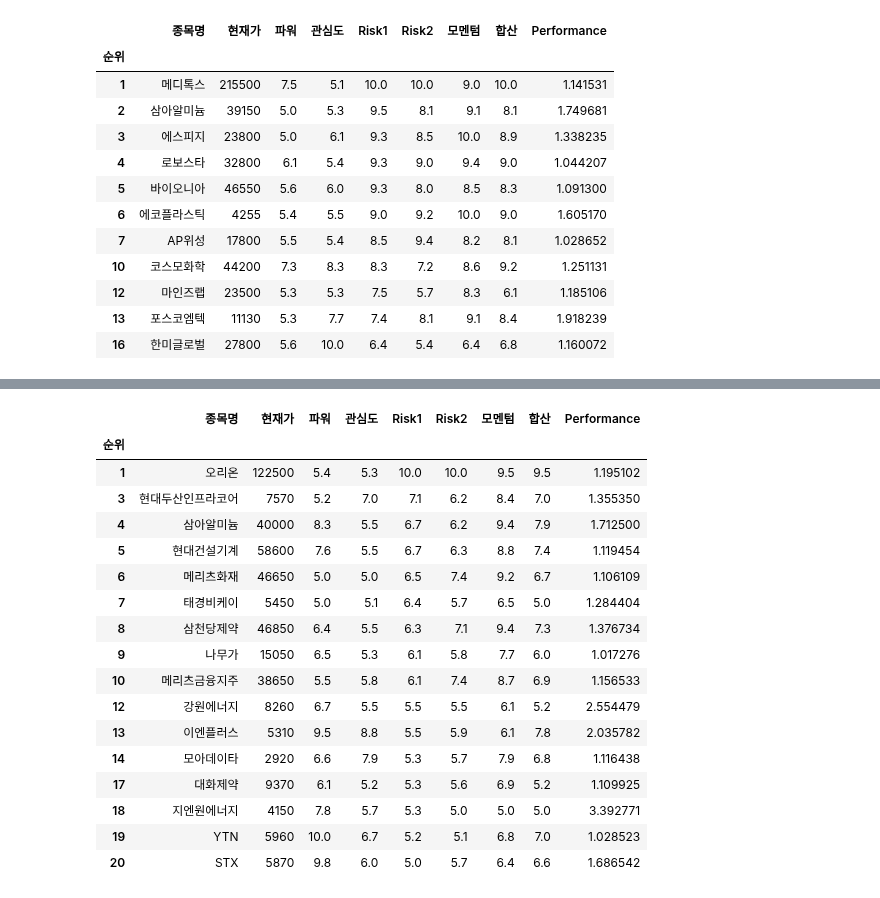
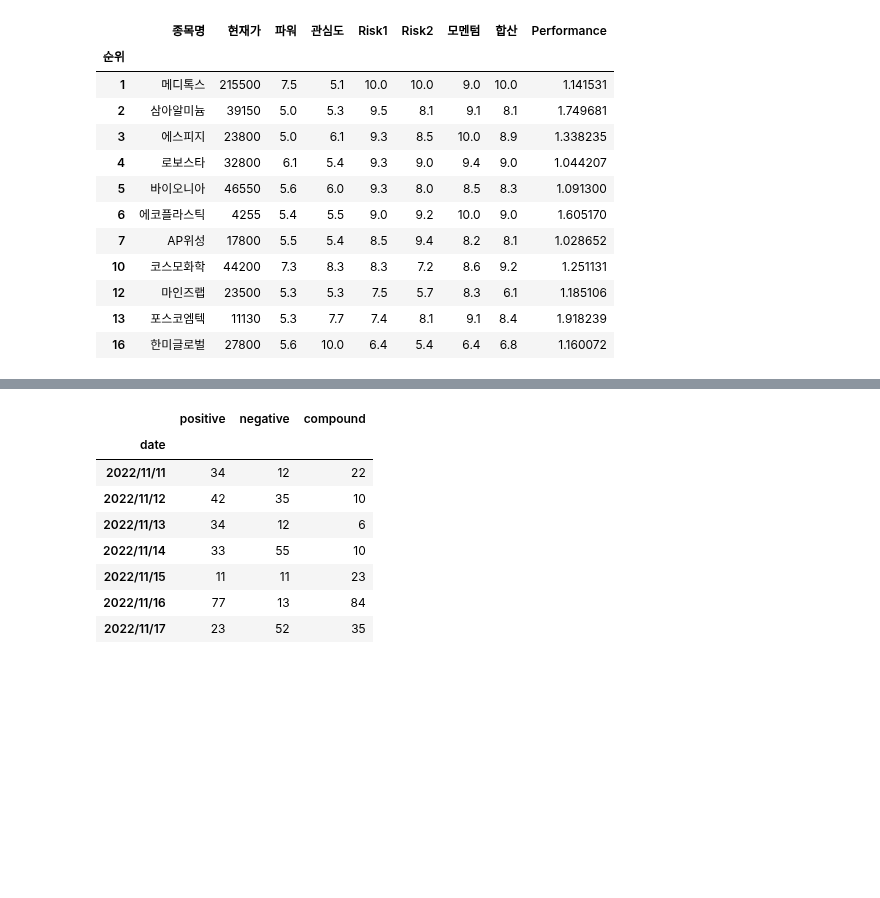
Before and after one commit to yeonghun00/stock-notes, a Jupyter notebook: useful/good_stocks.ipynb, the cells around one changed output, grey strips where cells are left out. Saved outputs shown, nothing was run; the diff lists cells and outputs as text; code cells hidden in the pictures; blank space fills up the shorter version.

```diff
--- a/useful/good_stocks.ipynb
+++ b/useful/good_stocks.ipynb
@@ -198,27 +236,3 @@ files.download('profit60_df.csv')
 # %% [output]
 [interactive output not drawn]
 [interactive output not drawn]
-# %%
-stocklist = StockList(period=250, increased=[.9, .99], traded=[.9, .99], pre_period=120)
-t = stocklist.result_df
-t = t[t['Performance'] > 1]
-t
-# %% [output]
-|  | 종목명 | 현재가 | 파워 | 관심도 | Risk1 | Risk2 | 모멘텀 | 합산 | Performance |
-| 순위 |  |  |  |  |  |  |  |  |  |
-| 1 | 오리온 | 122500 | 5.4 | 5.3 | 10.0 | 10.0 | 9.5 | 9.5 | 1.195102 |
-| 3 | 현대두산인프라코어 | 7570 | 5.2 | 7.0 | 7.1 | 6.2 | 8.4 | 7.0 | 1.355350 |
-| 4 | 삼아알미늄 | 40000 | 8.3 | 5.5 | 6.7 | 6.2 | 9.4 | 7.9 | 1.712500 |
-| 5 | 현대건설기계 | 58600 | 7.6 | 5.5 | 6.7 | 6.3 | 8.8 | 7.4 | 1.119454 |
-| 6 | 메리츠화재 | 46650 | 5.0 | 5.0 | 6.5 | 7.4 | 9.2 | 6.7 | 1.106109 |
-| 7 | 태경비케이 | 5450 | 5.0 | 5.1 | 6.4 | 5.7 | 6.5 | 5.0 | 1.284404 |
-| 8 | 삼천당제약 | 46850 | 6.4 | 5.5 | 6.3 | 7.1 | 9.4 | 7.3 | 1.376734 |
-| 9 | 나무가 | 15050 | 6.5 | 5.3 | 6.1 | 5.8 | 7.7 | 6.0 | 1.017276 |
-| 10 | 메리츠금융지주 | 38650 | 5.5 | 5.8 | 6.1 | 7.4 | 8.7 | 6.9 | 1.156533 |
-| 12 | 강원에너지 | 8260 | 6.7 | 5.5 | 5.5 | 5.5 | 6.1 | 5.2 | 2.554479 |
-| 13 | 이엔플러스 | 5310 | 9.5 | 8.8 | 5.5 | 5.9 | 6.1 | 7.8 | 2.035782 |
-| 14 | 모아데이타 | 2920 | 6.6 | 7.9 | 5.3 | 5.7 | 7.9 | 6.8 | 1.116438 |
-| 17 | 대화제약 | 9370 | 6.1 | 5.2 | 5.3 | 5.6 | 6.9 | 5.2 | 1.109925 |
-| 18 | 지엔원에너지 | 4150 | 7.8 | 5.7 | 5.3 | 5.0 | 5.0 | 5.0 | 3.392771 |
-| 19 | YTN | 5960 | 10.0 | 6.7 | 5.2 | 5.1 | 6.8 | 7.0 | 1.028523 |
-| 20 | STX | 5870 | 9.8 | 6.0 | 5.0 | 5.7 | 6.4 | 6.6 | 1.686542 |
@@ -225 +241,21 @@ t
+# %%
+import pandas as pd
+
+data = {'positive': [34, 42, 34, 33, 11, 77, 23],
+        'negative': [12, 35, 12, 55, 11, 13, 52],
+        'compound': [22, 10, 6, 10, 23, 84, 35]}
+
+df = pd.DataFrame(data, index=['2022/11/11', '2022/11/12', '2022/11/13', '2022/11/14', '2022/11/15', '2022/11/16', '2022/11/17'])
+df.index.name = 'date'
+df
+# %% [output]
+|  | positive | negative | compound |
+| date |  |  |  |
+| 2022/11/11 | 34 | 12 | 22 |
+| 2022/11/12 | 42 | 35 | 10 |
+| 2022/11/13 | 34 | 12 | 6 |
+| 2022/11/14 | 33 | 55 | 10 |
+| 2022/11/15 | 11 | 11 | 23 |
+| 2022/11/16 | 77 | 13 | 84 |
+| 2022/11/17 | 23 | 52 | 35 |
 # %%
```
Also changed, not shown: parts of 9 cells of this notebook.
